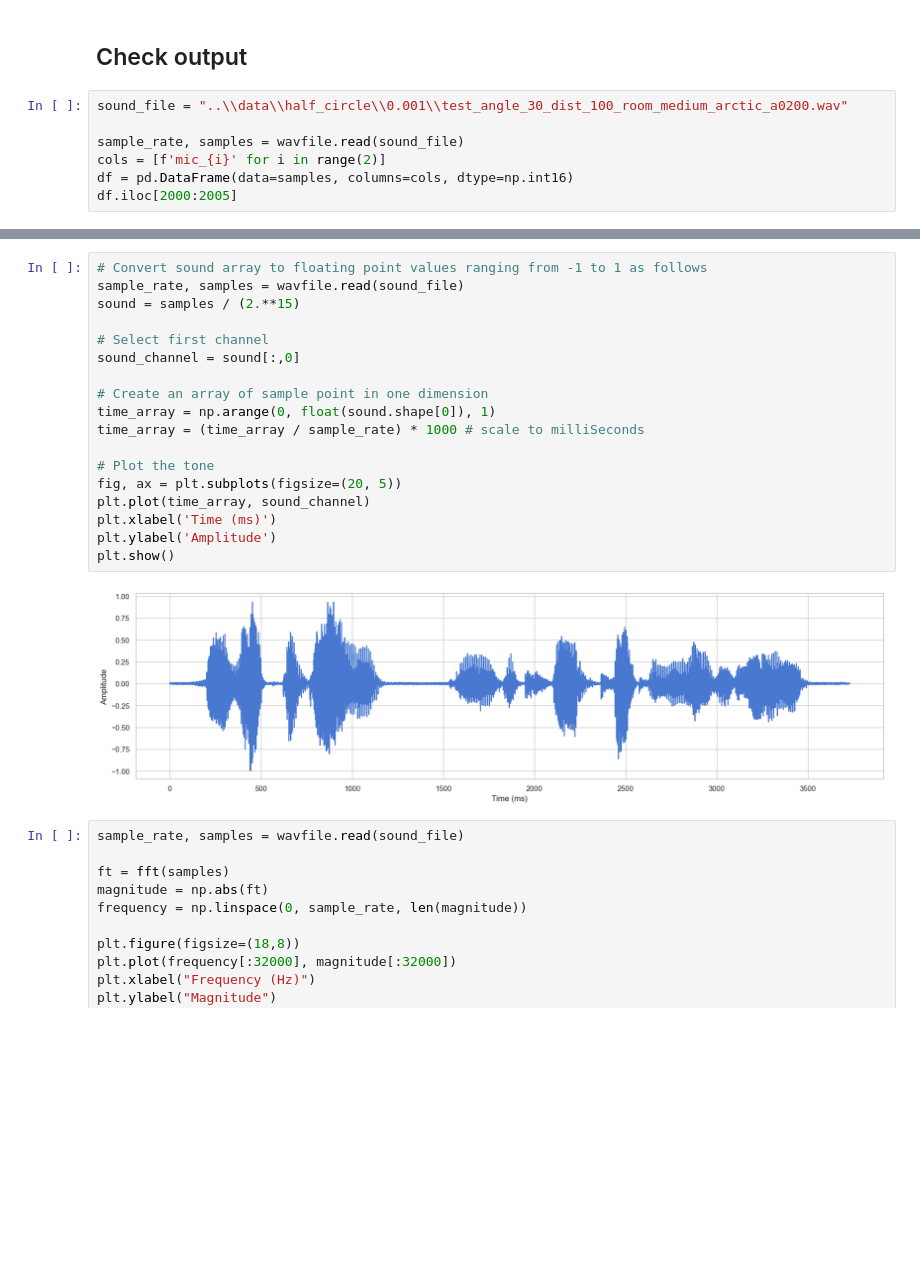
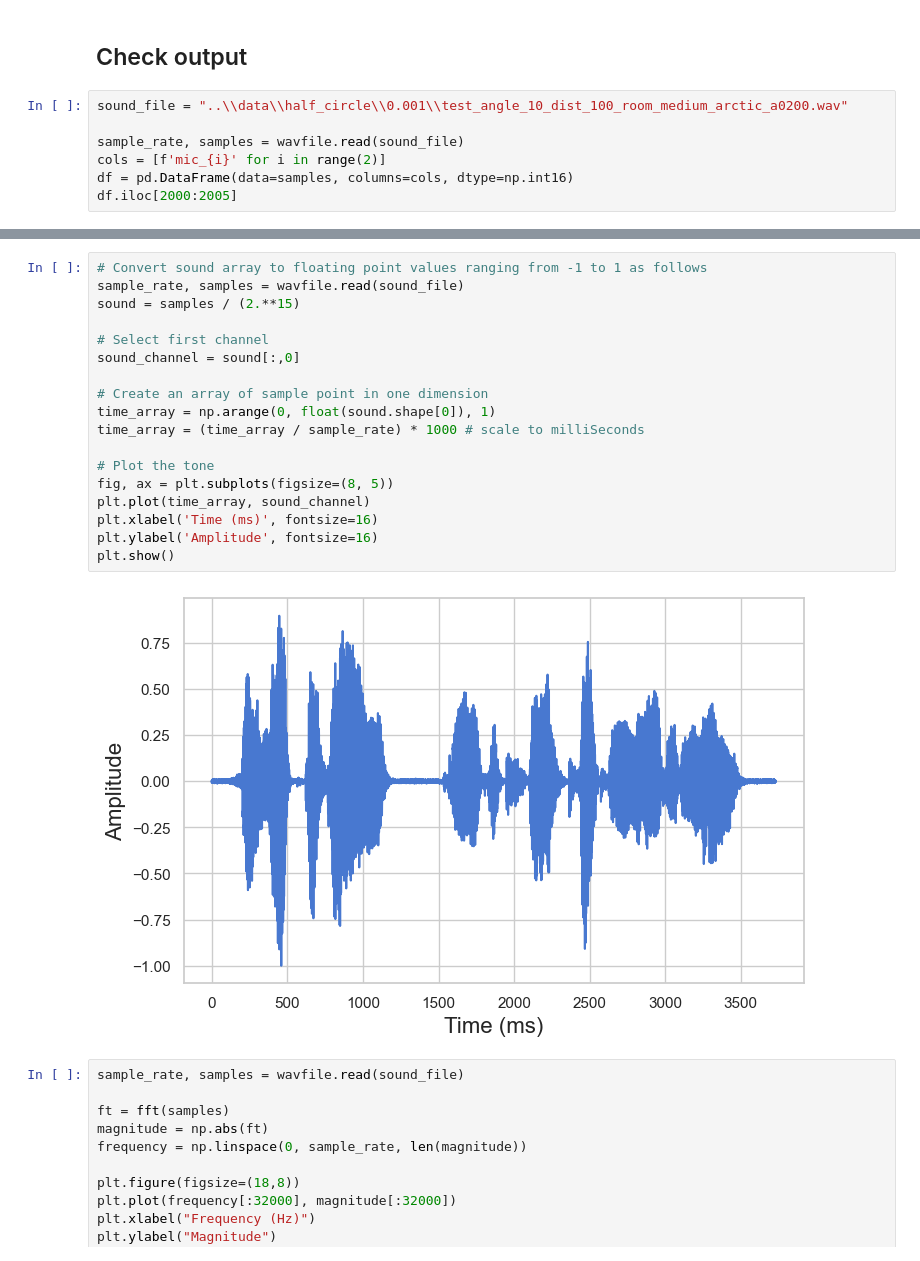
Before and after one commit to AlexandraPosta/sound-localization, a Jupyter notebook: notebooks/SimulateData.ipynb, the cells around one changed output, grey strips where cells are left out. Saved outputs shown, nothing was run; the diff lists cells and outputs as text; blank space fills up the shorter version.

```diff
--- a/notebooks/SimulateData.ipynb
+++ b/notebooks/SimulateData.ipynb
@@ -211,7 +211,7 @@ Simulation successful!
 # %% [markdown]
 ## Check output
 # %%
-sound_file = "..\\data\\half_circle\\0.001\\test_angle_30_dist_100_room_medium_arctic_a0200.wav"
+sound_file = "..\\data\\half_circle\\0.001\\test_angle_10_dist_100_room_medium_arctic_a0200.wav"
 
 sample_rate, samples = wavfile.read(sound_file)
 cols = [f'mic_{i}' for i in range(2)]
@@ -236,23 +236,23 @@ plt.show()
 # %%
 # Convert sound array to floating point values ranging from -1 to 1 as follows
 sample_rate, samples = wavfile.read(sound_file)
 sound = samples / (2.**15)
 
 # Select first channel
 sound_channel = sound[:,0]
 
 # Create an array of sample point in one dimension
 time_array = np.arange(0, float(sound.shape[0]), 1)
 time_array = (time_array / sample_rate) * 1000 # scale to milliSeconds
 
 # Plot the tone
-fig, ax = plt.subplots(figsize=(20, 5))
+fig, ax = plt.subplots(figsize=(8, 5))
 plt.plot(time_array, sound_channel)
-plt.xlabel('Time (ms)')
-plt.ylabel('Amplitude')
+plt.xlabel('Time (ms)', fontsize=16)
+plt.ylabel('Amplitude', fontsize=16)
 plt.show()
 # %% [output]
-[figure, old version]
+[figure, new version]
 # %%
 sample_rate, samples = wavfile.read(sound_file)
 
```
Also changed, not shown: parts of 2 cells of this notebook, 4 other files.
